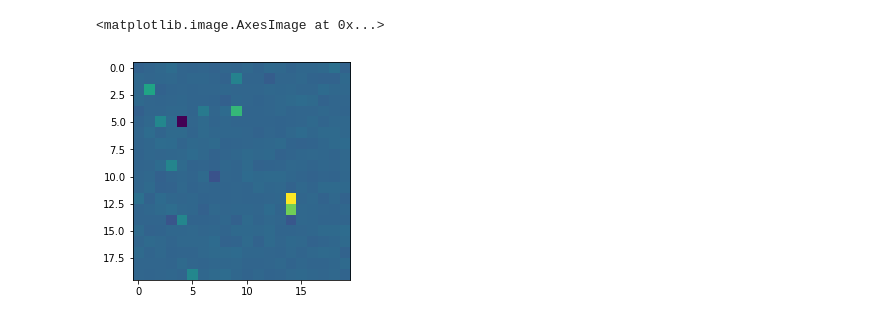
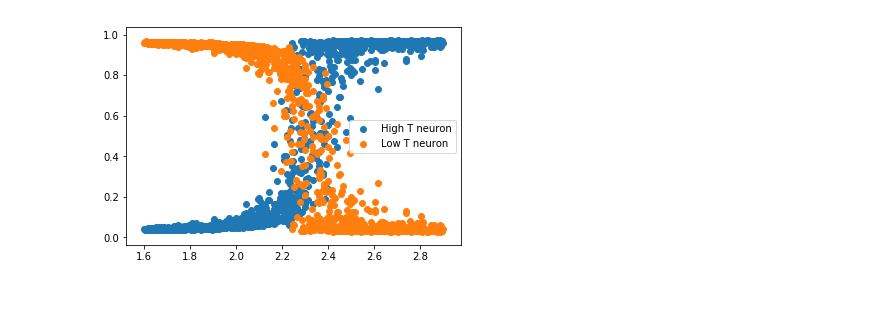
Before and after one commit to Ssalazar12/Machine-Learning, a Jupyter notebook: Ising-Model/Spins_cross.ipynb, the cells around one changed output. Cells and saved outputs as stored; diff of their text form; code cells hidden in the pictures.

Commit message:
Added a method to implement a train test split
the train test split method is used while the old method remains commented

```diff
--- a/Ising-Model/Spins_cross.ipynb
+++ b/Ising-Model/Spins_cross.ipynb
@@ -79,3 +108,9 @@ fig.tight_layout() #ajusta la distancia entre plots
+# %%
+#creates a train test split delete if you have another data set
+X_trainT, X_testT, y_train, y_test = train_test_split(data_withT,labels_T,test_size=0.3,random_state=101)
+# %%
+X_train=X_trainT.drop('T', axis=1)
+X_test = X_testT.drop('T', axis=1)
 # %%
 #initializes weights
 def weig(shape):
@@ -197,19 +233,19 @@ with open('temperatures_COP_test.p', 'rb') as f:
 # %%
-test_config=np.shape(test_D)[0]
-test_spins=len(test_D[0,:])
+#test_config=np.shape(test_D)[0]
+#test_spins=len(test_D[0,:])
 
-print(test_config)
-print(test_spins)
+#print(test_config)
+#print(test_spins)
 
-test_M=[] #stores the total (scaled) magnetization of each configuration in terms of temperature
+#test_M=[] #stores the total (scaled) magnetization of each configuration in terms of temperature
 
 #calculates magnetization for each configuration
-for i in range(0,n_config):
-    m=0
-    m=np.sum(test_D[i,:])/n_spins
-    test_M.append(m)
+#for i in range(0,n_config):
+#    m=0
+#    m=np.sum(test_D[i,:])/n_spins
+#    test_M.append(m)
 
 #represents two output neurons [1,0] means ober critical T and [0,1] means under critical T
-labels_test=np.zeros((len(test_T),2))
+#labels_test=np.zeros((len(test_T),2))
 
-T_small2, M_small2, T_big2, M_big2 = T_labels(test_M, test_T, Tc,labels_test)
+#T_small2, M_small2, T_big2, M_big2 = T_labels(test_M, test_T, Tc,labels_test)
@@ -221,10 +254,10 @@ T_small2, M_small2, T_big2, M_big2 = T_labels(test_M, test_T, Tc,labels_test)
 with tf.Session() as sess:
     #restores the model
     saver2.restore(sess, 'ising2.ckpt')
-    for i in range(len(test_T)):
-        output= sess.run(y_hat,feed_dict={x:test_D})
-    print('evaluation accuracy=',  accuracy.eval({ x: test_D, y:labels_test}))
+    for i in range(len(y_test)):
+        output= sess.run(y_hat,feed_dict={x:X_test})
+    print('evaluation accuracy=',  accuracy.eval({ x: X_test, y:y_test}))
 
-    h_w= sess.run(W_1,feed_dict={x:test_D})
+    h_w, o_w= sess.run([W_1,W_2],feed_dict={x:X_test})
 # %% [output]
 INFO:tensorflow:Restoring parameters from ising2.ckpt
@@ -240,9 +265,10 @@ plt.show()
-# %%
-h_w1= h_w[:,0].reshape(-1,20)
-sites=np.linspace(1,400,400)
-plt.imshow(h_w1)
-# %% [output]
-<matplotlib.image.AxesImage at 0x...>
-[figure, removed]
+# %%
+x=X_testT['T']
+plt.scatter(x, output[:,0], label= 'High T neuron')
+plt.scatter(x, output[:,1], label= 'Low T neuron')
+plt.legend()
+plt.savefig('eval_performance_200.pdf')
+# %% [output]
+[figure, added]
 # %%
 weigth_out=pd.DataFrame(h_w)
```
Also changed, not shown: parts of 12 cells of this notebook.
